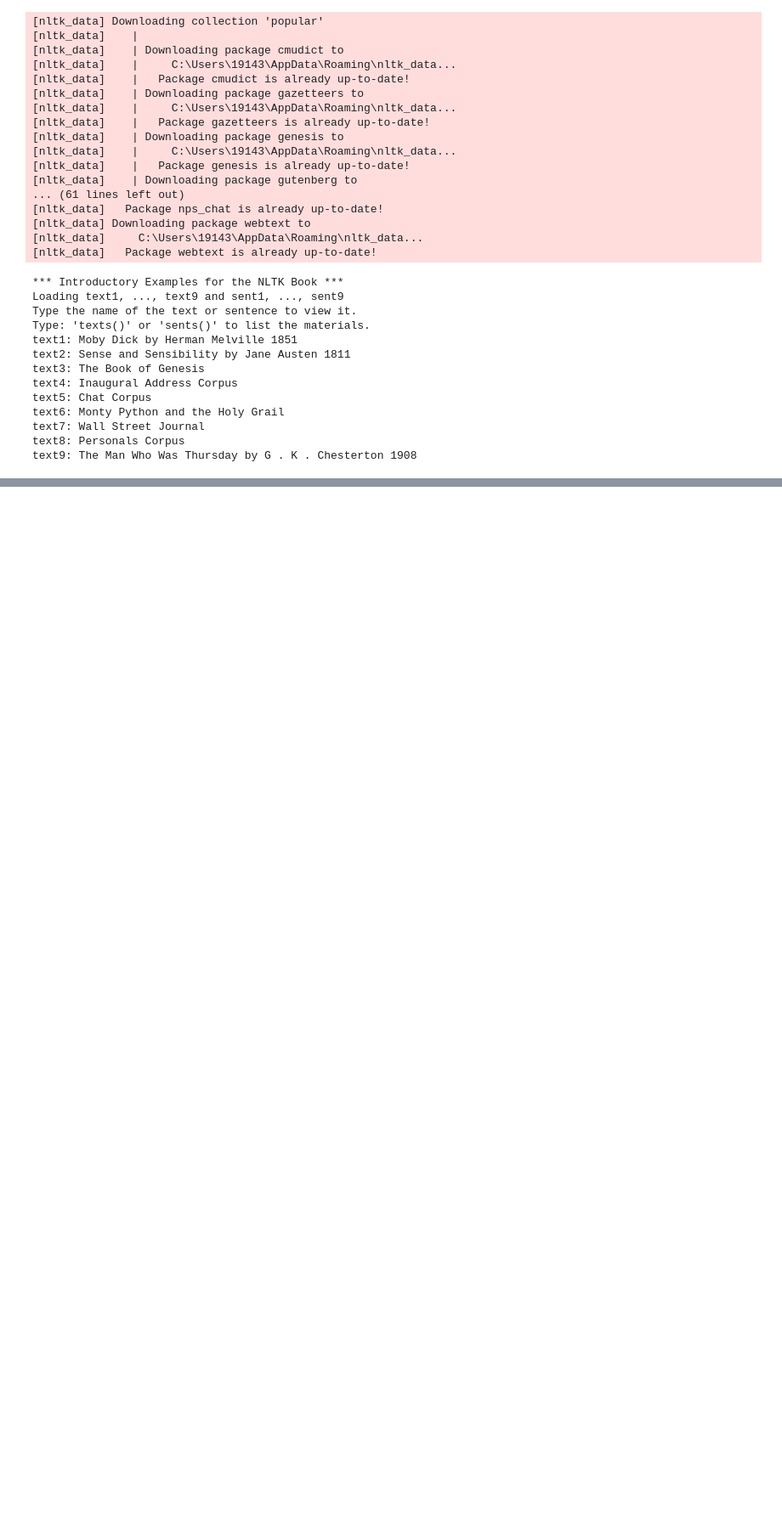
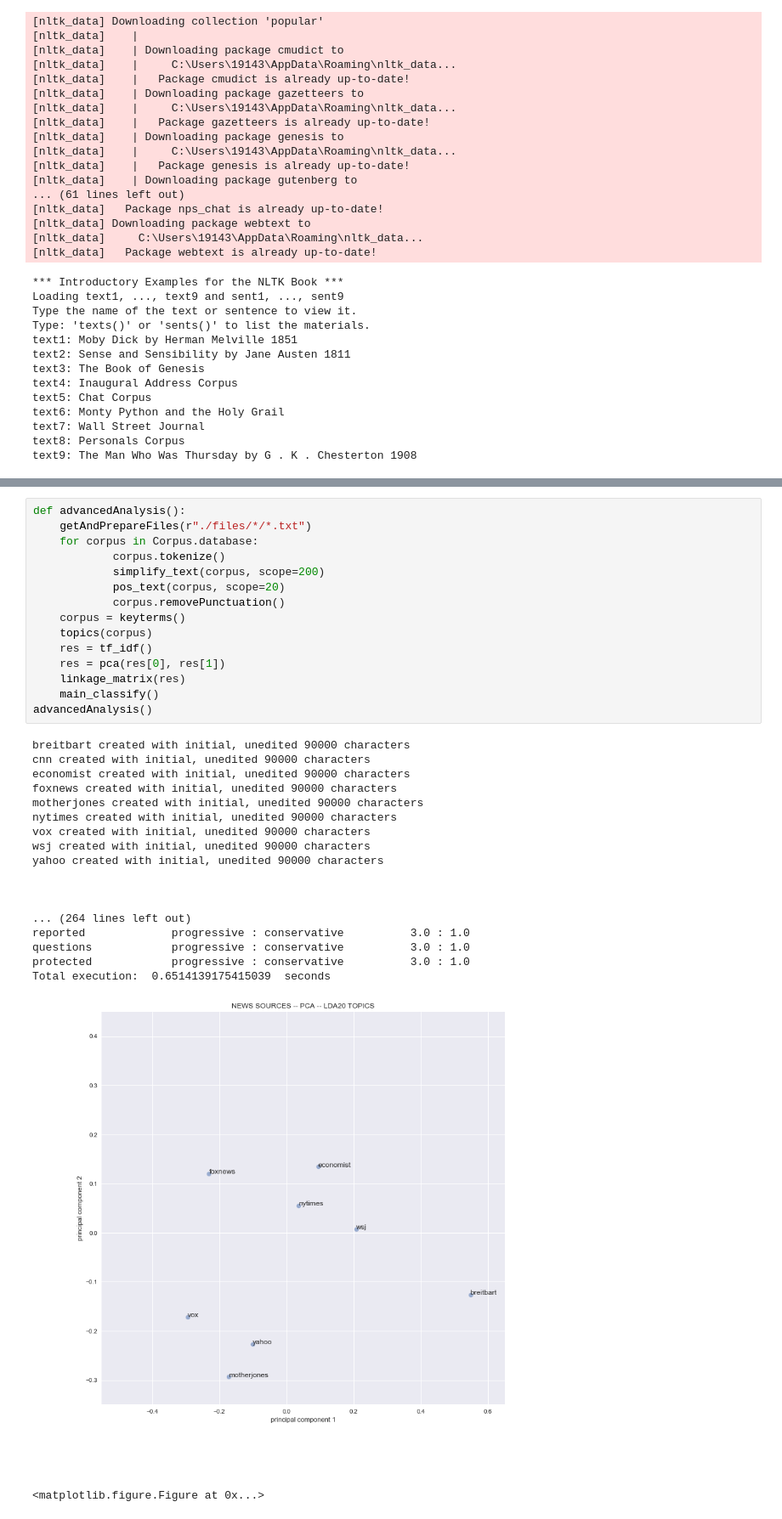
Before and after one commit to Jeremy-Goldstein/Computational-Linguistic-Analysis-of-Online-Media, a Jupyter notebook: analysis.ipynb, the cells around one changed output, grey strips where cells are left out. Shown at 85% size. Drawn from its saved outputs; the diff is of its cells as text; blank space fills up the shorter version.

Commit message:
Clean up output to simplify read-thru

```diff
--- a/analysis.ipynb
+++ b/analysis.ipynb
@@ -981,0 +587,35 @@ def main_classify():
+# %%
+def advancedAnalysis():
+    getAndPrepareFiles(r"./files/*/*.txt")
+    for corpus in Corpus.database:
+            corpus.tokenize()
+            simplify_text(corpus, scope=200)
+            pos_text(corpus, scope=20)
+            corpus.removePunctuation()
+    corpus = keyterms()
+    topics(corpus)
+    res = tf_idf()
+    res = pca(res[0], res[1])
+    linkage_matrix(res)
+    main_classify()
+advancedAnalysis()
+# %% [output]
+breitbart created with initial, unedited 90000 characters
+cnn created with initial, unedited 90000 characters
+economist created with initial, unedited 90000 characters
+foxnews created with initial, unedited 90000 characters
+motherjones created with initial, unedited 90000 characters
+nytimes created with initial, unedited 90000 characters
+vox created with initial, unedited 90000 characters
+wsj created with initial, unedited 90000 characters
+yahoo created with initial, unedited 90000 characters
+
+
+
+... (264 lines left out)
+reported             progressive : conservative          3.0 : 1.0
+questions            progressive : conservative          3.0 : 1.0
+protected            progressive : conservative          3.0 : 1.0
+Total execution:  0.6514139175415039  seconds
+[figure, added]
+<matplotlib.figure.Figure at 0x...>
```
Also changed, not shown: parts of 51 cells of this notebook.
